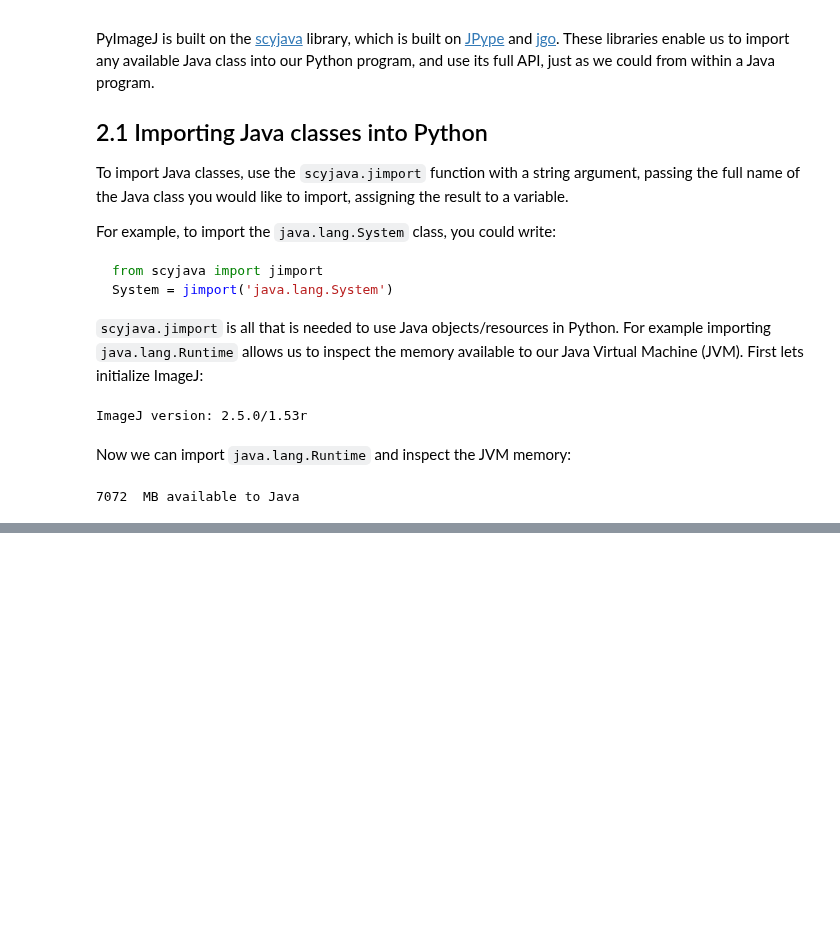
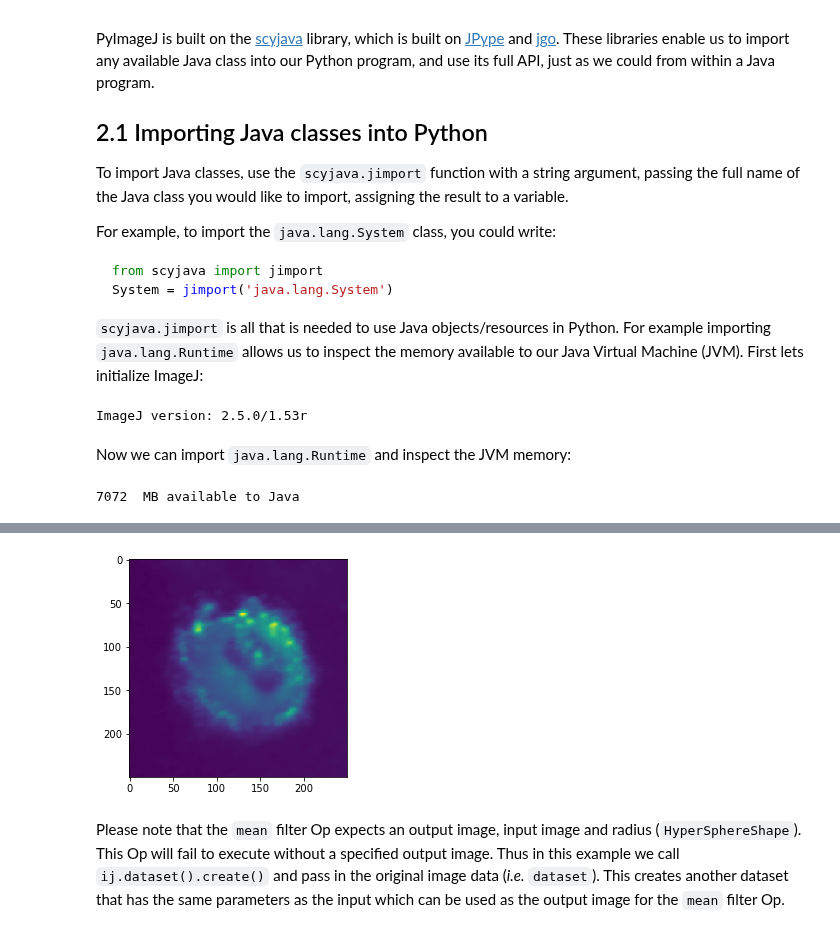
Before and after one commit to imagej/pyimagej, a Jupyter notebook: doc/2-Working-with-Java-classes-and-Python.ipynb, the cells around one changed output, grey strips where cells are left out. Drawn from its saved outputs; the diff is of its cells as text; code cells hidden in the pictures; blank space fills up the shorter version.

Commit message:
Add example for jimport use
This notebook need a quick example for why
importing java classes with jimport
is so powerful.

```diff
--- a/doc/2-Working-with-Java-classes-and-Python.ipynb
+++ b/doc/2-Working-with-Java-classes-and-Python.ipynb
@@ -39,0 +52,15 @@ print(Runtime.getRuntime().maxMemory() // (2**20), " MB available to Java")
+# %%
+# import HyperSphereShape and create radius of 5
+HyperSphereShape = jimport('net.imglib2.algorithm.neighborhood.HyperSphereShape')
+radius = HyperSphereShape(5)
+
+# apply filter
+result = ij.dataset().create(dataset)
+ij.op().filter().mean(result, dataset, radius)
+
+# show image
+ij.py.show(result)
+# %% [output]
+[figure, added]
+# %% [markdown]
+Please note that the `mean` filter Op expects an output image, input image and radius (`HyperSphereShape`). This Op will fail to execute without a specified output image. Thus in this example we call `ij.dataset().create()` and pass in the original image data (_i.e._ `dataset`). This creates another dataset that has the same parameters as the input which can be used as the output image for the `mean` filter Op.
```
Also changed, not shown: parts of 2 cells of this notebook.
